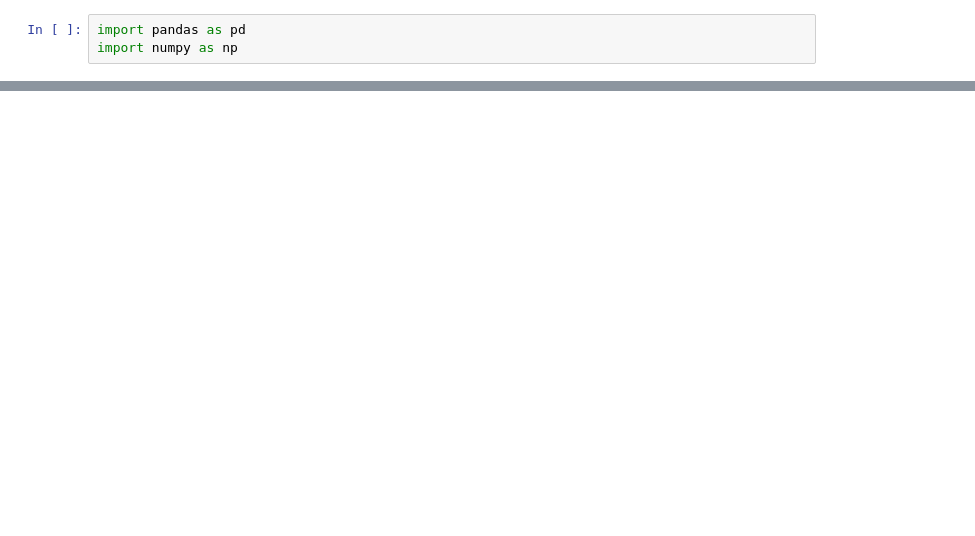
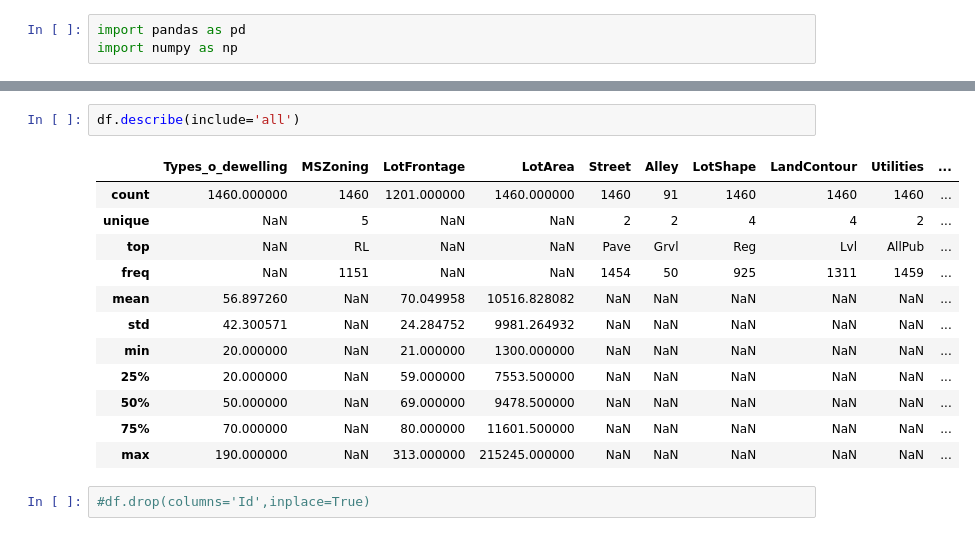
Before and after one commit to popkdodge/Kaggle-Challenge--Houseing, a Jupyter notebook: Kaggle.ipynb, the cells around one changed output, grey strips where cells are left out. Saved outputs shown, nothing was run; the diff lists cells and outputs as text; blank space fills up the shorter version.

```diff
--- a/Kaggle.ipynb
+++ b/Kaggle.ipynb
@@ -7,0 +32,17 @@ FileNotFoundError: [Errno 2] File       rain.csv does not exist: '\train.csv'
+# %%
+df.describe(include='all')
+# %% [output]
+|  | Types_o_dewelling | MSZoning | LotFrontage | LotArea | Street | Alley | LotShape | LandContour | Utilities | ... |
+| count | 1460.000000 | 1460 | 1201.000000 | 1460.000000 | 1460 | 91 | 1460 | 1460 | 1460 | ... |
+| unique | NaN | 5 | NaN | NaN | 2 | 2 | 4 | 4 | 2 | ... |
+| top | NaN | RL | NaN | NaN | Pave | Grvl | Reg | Lvl | AllPub | ... |
+| freq | NaN | 1151 | NaN | NaN | 1454 | 50 | 925 | 1311 | 1459 | ... |
+| mean | 56.897260 | NaN | 70.049958 | 10516.828082 | NaN | NaN | NaN | NaN | NaN | ... |
+| std | 42.300571 | NaN | 24.284752 | 9981.264932 | NaN | NaN | NaN | NaN | NaN | ... |
+| min | 20.000000 | NaN | 21.000000 | 1300.000000 | NaN | NaN | NaN | NaN | NaN | ... |
+| 25% | 20.000000 | NaN | 59.000000 | 7553.500000 | NaN | NaN | NaN | NaN | NaN | ... |
+| 50% | 50.000000 | NaN | 69.000000 | 9478.500000 | NaN | NaN | NaN | NaN | NaN | ... |
+| 75% | 70.000000 | NaN | 80.000000 | 11601.500000 | NaN | NaN | NaN | NaN | NaN | ... |
+| max | 190.000000 | NaN | 313.000000 | 215245.000000 | NaN | NaN | NaN | NaN | NaN | ... |
+# %%
+#df.drop(columns='Id',inplace=True)
```
Also changed, not shown: parts of 29 cells of this notebook, 1 other file.
